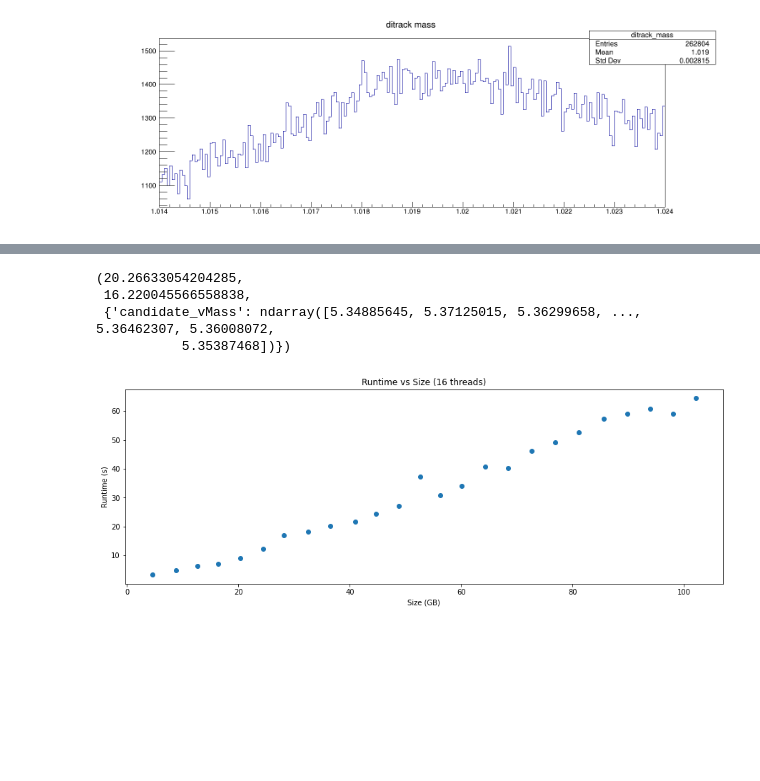
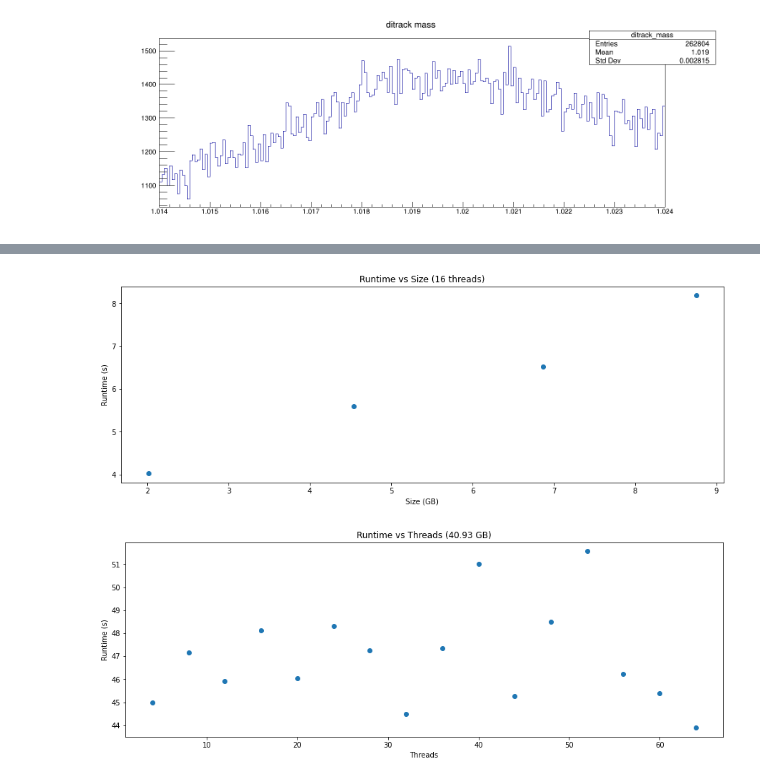
Before and after one commit to bucket420/DOE-INFN-2022, a Jupyter notebook: rdataframe.ipynb, the cells around one changed output, grey strips where cells are left out. Saved outputs shown, nothing was run; the diff lists cells and outputs as text; code cells hidden in the pictures; blank space fills up the shorter version.

```diff
--- a/rdataframe.ipynb
+++ b/rdataframe.ipynb
@@ -40,7 +42,7 @@ import matplotlib.pyplot as plt
 # %%
 path = "../merged/"
 # %%
-def performance_measure(path, num_files, num_threads):
+def runtime_measure(path, num_files, num_threads):
     # Specify the number of threads
     ROOT.ROOT.EnableImplicitMT(num_threads)
 
@@ -63,33 +65,38 @@ def performance_measure(path, num_files, num_threads):
           .Filter("ditrack_mass < 1.024")\
           .Filter("candidate_vMass > 5.33")\
           .Filter("candidate_vMass < 5.40")
-    array = cut.AsNumpy(["candidate_vMass"])
-#     hist = cut.Histo1D(("candidate_vMass", "candidate mass", 200, 5.25, 5.5), "candidate_vMass")
+    np_array = cut.AsNumpy(["candidate_vMass"])
+#     hist = cut.Histo1D(("candidate_vMass", "candidate mass", 200, 5.33, 5.4), "candidate_vMass")
+#     hist.Draw()
 #     canvas = ROOT.TCanvas()
 #     canvas.SetCanvasSize(1500, 500)
-#     hist.Draw()
 #     canvas.Draw()
-    run_time = time.time() - start_time
+    runtime = time.time() - start_time
 
-    return total_size / (2**30), run_time, array
+    return total_size / (2**30), runtime, np_array
-# %%
-performance_measure(path, 10, 16)
-# %% [output]
-(20.26633054204285,
- 16.220045566558838,
- {'candidate_vMass': ndarray([5.34885645, 5.37125015, 5.36299658, ..., 5.36462307, 5.36008072,
-           5.35387468])})
 # %%
 def runtime_vs_size(path, num_threads, max_files, step):
     i = step
     x = []
     y = []
     while i <= max_files:
-        size, runtime, _ = performance_measure(path, i, num_threads)
+        size, runtime, _ = runtime_measure(path, i, num_threads)
         x.append(size)
         y.append(runtime)
         i += step
-    return x, y
+
+    plt.figure(figsize = (15, 5))
+    plt.title('Runtime vs Size (%d threads)' % (num_threads))
+    plt.xlabel('Size (GB)')
+    plt.ylabel('Runtime (s)')
+    plt.scatter(x, y)
+    plt.savefig('figures/runtime_vs_size_%d_%d_%d.png' % (num_threads, max_files, step), bbox_inches='tight')
+
+    with open('figures/runtime_vs_size_%d_%d_%d.txt' % (num_threads, max_files, step), 'w') as f:
+        f.write('Size: ')
+        f.write(str(x) + '\n')
+        f.write('Runtime: ')
+        f.write(str(y))
 # %%
 def runtime_vs_threads(path, num_files, max_threads, step):
     i = step
@@ -104,17 +122,0 @@ def runtime_vs_threads(path, num_files, max_threads, step):
-# %%
-x, y = runtime_vs_size(path, 16, 50, 2)
-
-plt.figure(figsize = (15, 5))
-plt.title('Runtime vs Size (16 threads)')
-plt.xlabel('Size (GB)')
-plt.ylabel('Runtime (s)')
-plt.scatter(x, y)
-plt.savefig('figures/runtime_vs_size_16_50_2.png', bbox_inches='tight')
-
-with open('figures/runtime_vs_size_16_50_2.txt', 'w') as f:
-    f.write('Size: ')
-    f.write(str(x) + '\n')
-    f.write('Runtime: ')
-    f.write(str(y))
-# %% [output]
-[figure, removed]
@@ -135,0 +123,8 @@ with open('figures/runtime_vs_threads_20_40_4.txt', 'w') as f:
+# %%
+runtime_vs_size(path, 16, 4, 1)
+# %% [output]
+[figure, added]
+# %%
+runtime_vs_threads(path, 20, 64, 4)
+# %% [output]
+[figure, added]
```
Also changed, not shown: parts of 3 cells of this notebook, 2 other files.
